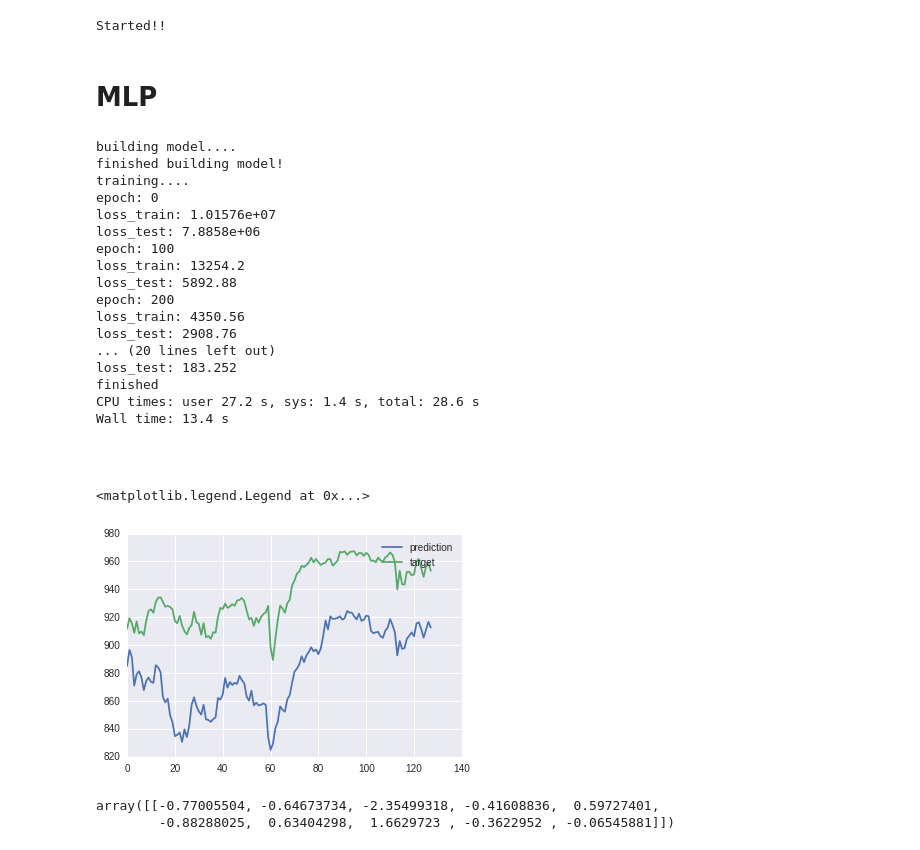
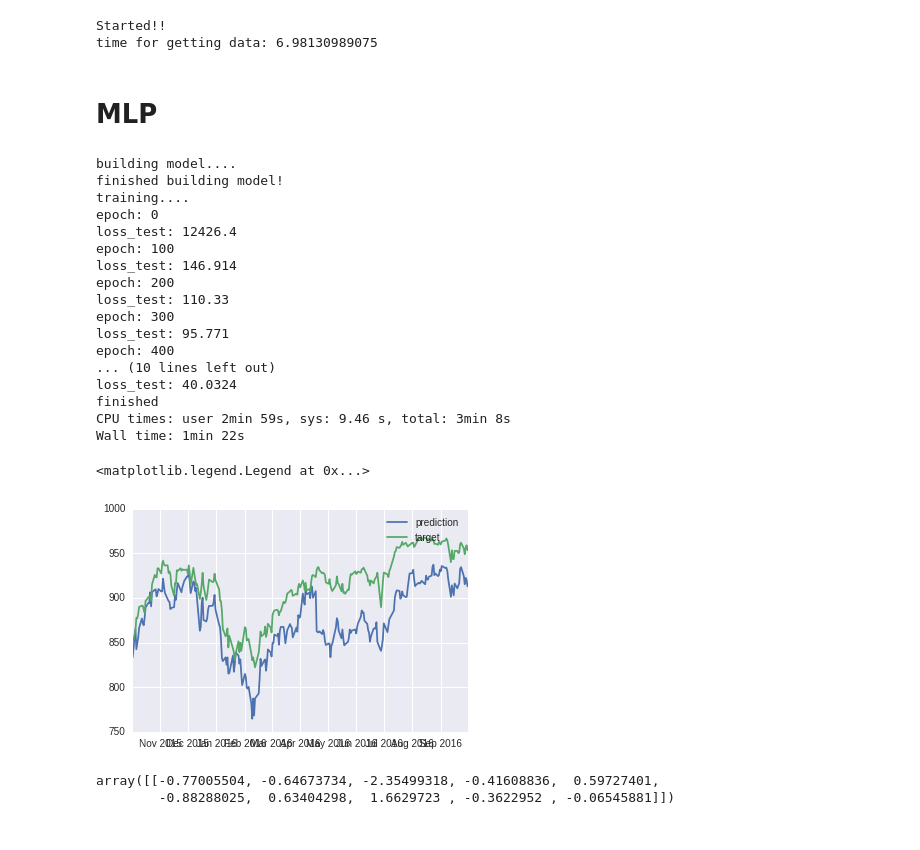
Before and after one commit to jjakimoto/Indicator_Analysis, a Jupyter notebook: S&P100-Copy1.ipynb, the cells around one changed output. Drawn from its saved outputs; the diff is of its cells as text; code cells hidden in the pictures.

```diff
--- a/S&P100-Copy1.ipynb
+++ b/S&P100-Copy1.ipynb
@@ -19,16 +19,18 @@ import utils
 print ("Started!!")
 
 st = time.time()
-symbols = utils.get_sap_symbols('sap100')
+symbols = utils.get_sap_symbols('sap500')
+np.random.shuffle(symbols)
 start_date="2013-10-01"
 end_date="2016-10-01"
 # use Open data
-input_data = utils.get_data_list_key(symbols, start_date, end_date)
+input_data = utils.get_data_list_key(symbols[:5], start_date, end_date)
 target_data = utils.get_data('^OEX', start_date, end_date)['Open']
 elapsed = time.time() - st
 print ("time for getting data:", elapsed)
 # %% [output]
 Started!!
+time for getting data: 6.98130989075
 # %%
 train_st = pd.Timestamp("2013-10-01")
 train_end = pd.Timestamp("2015-10-01")
@@ -44,10 +46,9 @@ test_target = target_data.loc[(target_data.index >= test_st) & (target_data.inde
 # %%
 import tensorflow as tf
 from keras.models import Sequential
-from keras.layers import Dense, Dropout, Activation,
+from keras.layers import Dense, Dropout, Activation
 from keras.layers import BatchNormalization
 from keras.layers.advanced_activations import PReLU
-from keras.layers import Dropout
 from keras import backend as K
 # from keras.layers.core import K
 tf.python.control_flow_ops = tf
@@ -75,13 +76,15 @@ class MLP(object):
                 self.build_model()
         print('finished building model!')
 
-    def training(self, stock_data, target_data):
+    def training(self, input_data, target_data):
         """training multi scale CNN with Adam Optimizer
 
         Args:
             data (list): stock prices for n_stock companies
         """
         # to use for prediciton keep input data
+        stock_data = input_data.values
+        target_data = target_data.values
         self.data = stock_data
         T = len(stock_data)
         print_freq = int(T / 10)
@@ -99,27 +102,29 @@ class MLP(object):
                 batch_target = [target_data[t] for t in idx]
                 # select transition from pool
                 self.sess.run(self.optim,
-                              feed_dict={self.input: batch_inpu,
+                              feed_dict={self.input: batch_input,
                                          self.target: batch_target,
                                          self.learning_rate: self.lr,
                                          K.learning_phase(): 1})
             if epoch % print_freq == 0:
                 print ("epoch:",  epoch)
-                loss = self.sess.run(self.loss, feed_dict={self.input: test_input,
+                loss = self.sess.run(self.loss, feed_dict={self.input: stock_data,
                                                            self.target: target_data,
                                                           K.learning_phase(): 0})
                 print ('loss_test:', loss)
         print ("finished")
 
-    def predict(self, data):
+    def predict(self, input_data):
         # to stabilize we use more than self.n_batch
+        index = input_data.index
+        data = input_data.values
         n_data = len(data)
         if n_data < self.n_batch:
             n_add = self.n_batch - n_data
             data = np.concatenate((self.data[-n_add:], data))
         prediction = self.sess.run(self.output, feed_dict={self.input: data,
                                                             K.learning_phase(): 0})[-n_data:]
-        return prediction
+        return pd.DataFrame(prediction, index=index)
 
 
     def build_model(self):
@@ -148,17 +153,14 @@ class MLP(object):
 
         recieve convereted tensor: raw_data, smooted_data, and downsampled_data
         """
-        nf = self.n_feature
         # layer1
         # raw input
         model = Sequential()
-        nf = self.n_feature
         model.add(Dense(200, input_shape=(self.n_stock,)))
         model.add(BatchNormalization(mode=1, axis=-1))
         model.add(PReLU())
         # layer2
-        nf = nf * 2
-        model.add(Dense(200, input_shape=(self.n_stock,)))
+        model.add(Dense(200))
         model.add(BatchNormalization(mode=1, axis=-1))
         model.add(PReLU())
         # layer3
@@ -184,7 +186,7 @@ class MLP(object):
         except:
             return False
 # %%
-n_stock = len(data[0])
+n_stock = len(train_input.values[0])
 
 class MSCNNConfig(object):
     device = '/cpu:0'
@@ -199,12 +201,12 @@ class MSCNNConfig(object):
     k_w = 3
     n_hidden = 100
     n_batch = 32
-    n_epochs = 10000
+    n_epochs = 1000
     n_feature = 32
     alpha = 0.7
     beta = 0.5
     update_rate = 1e-2
-    learning_rate = 1e-2
+    learning_rate = 1e-3
 # %%
 %%time
 import warnings
@@ -212,36 +214,33 @@ warnings.filterwarnings("ignore")
 
 config = MSCNNConfig()
 mlp = MLP(config)
-mlp.training(data, target_data)
+mlp.training(train_input, train_target)
 # %% [output]
 building model....
 finished building model!
 training....
 epoch: 0
-loss_train: 1.01576e+07
-loss_test: 7.8858e+06
+loss_test: 12426.4
 epoch: 100
-loss_train: 13254.2
-loss_test: 5892.88
+loss_test: 146.914
 epoch: 200
-loss_train: 4350.56
-loss_test: 2908.76
-... (20 lines left out)
-loss_test: 183.252
+loss_test: 110.33
+epoch: 300
+loss_test: 95.771
+epoch: 400
+... (10 lines left out)
+loss_test: 40.0324
 finished
-CPU times: user 27.2 s, sys: 1.4 s, total: 28.6 s
-Wall time: 13.4 s
+CPU times: user 2min 59s, sys: 9.46 s, total: 3min 8s
+Wall time: 1min 22s
-# %% [markdown]
-###
 # %%
-prediction = mlp.predict(pred_input.values)
-n_data = len(prediction)
+prediction = mlp.predict(test_input)
 plt.plot(prediction, label='prediction')
-plt.plot(pred_target[-n_data:], label='target')
+plt.plot(test_target, label='target')
 plt.legend()
 # %% [output]
 <matplotlib.legend.Legend at 0x...>
-[figure, old version]
+[figure, new version]
 # %%
 a = np.random.randn??
 # %%
```
